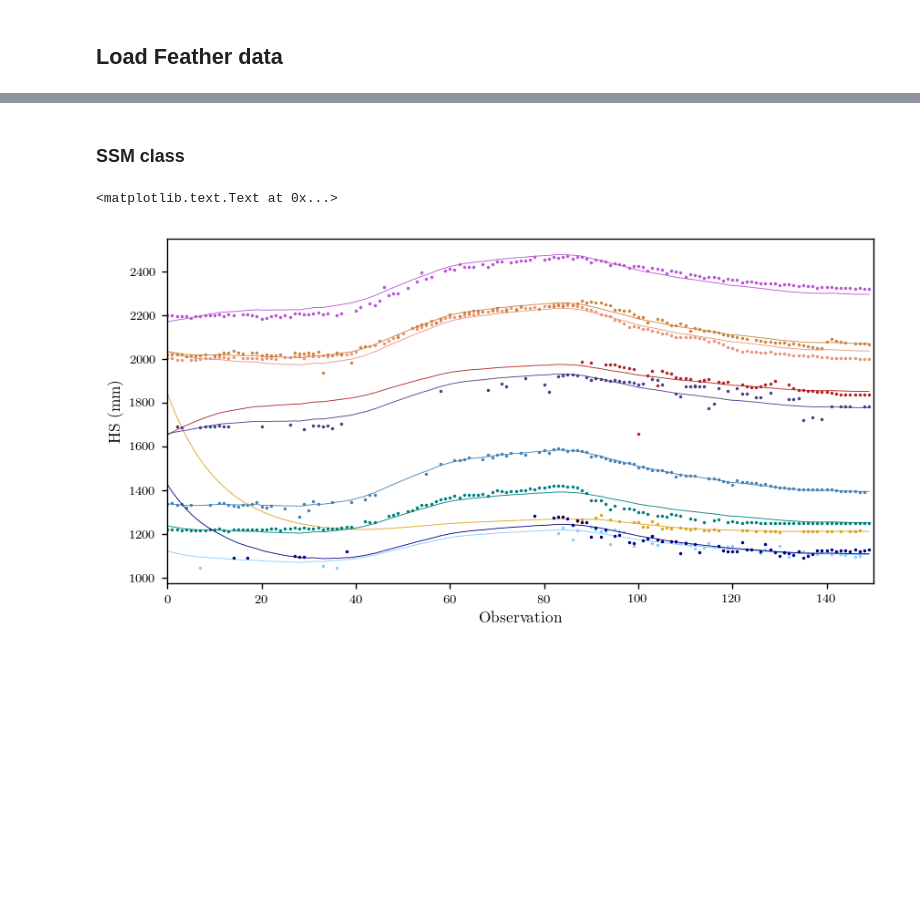
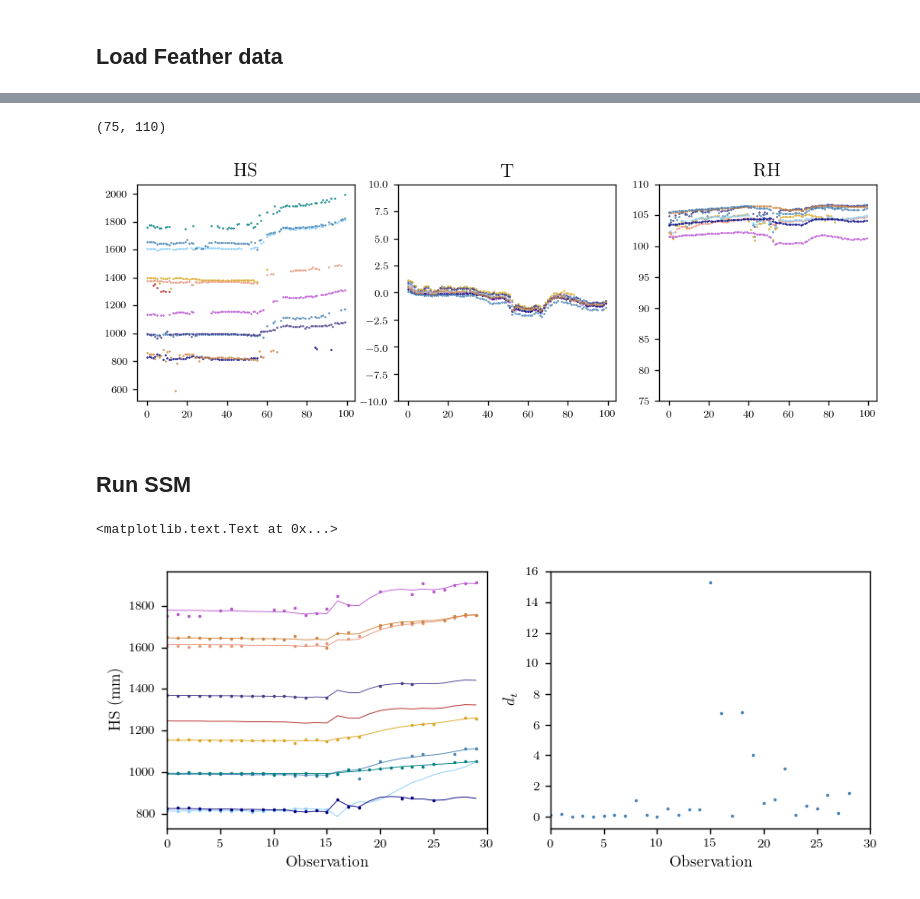
Before and after one commit to adam-coogan/snow_data_cleaning, a Jupyter notebook: scripts/Augmented_SSM class test.ipynb, the cells around one changed output, grey strips where cells are left out. Saved outputs shown, nothing was run; the diff lists cells and outputs as text; code cells hidden in the pictures; blank space fills up the shorter version.

```diff
--- a/scripts/Augmented_SSM class test.ipynb
+++ b/scripts/Augmented_SSM class test.ipynb
@@ -689,13 +486,0 @@ They agree!
-# %%
-X_hat, sigma_smooth, sigma_filt, pi0, sigma0, As, Bs, Cs, Ds, Qs, Rs = ssm_em_stable(Y, U, V, ss, s_list, n_LF=2, max_it=50)
-Y_hat = np.dot(Cs[0], X_hat) + np.dot(Ds[0], V)
-
-plt.figure(figsize=(8, 4))
-
-for s, c in zip(range(len(sensors)), colors):
-    plt.plot(Y_hat[s, :], '-', linewidth=0.5, color=c)
-    plt.plot(Y[s, :], '.', markersize=2.0, color=c)
-
-plt.xlim(0, tf-ti)
-plt.xlabel("Observation")
-plt.ylabel("HS (mm)")
@@ -705,19 +486,0 @@ plt.ylabel("HS (mm)")
-# %% [markdown]
-### SSM class
-# %%
-ssm = SSM(y, u, v, ss, s_list, n_LF=2)
-ssm.em(num_it=50)
-y_hat = ssm.get_y_hat()
-
-plt.figure(figsize=(8, 4))
-
-for s, c in zip(range(len(sensors)), colors):
-    plt.plot(y_hat[s, :], '-', linewidth=0.5, color=c)
-    plt.plot(y[s, :], '.', markersize=2.0, color=c)
-
-plt.xlim(0, tf-ti)
-plt.xlabel("Observation")
-plt.ylabel("HS (mm)")
-# %% [output]
-<matplotlib.text.Text at 0x...>
-[figure, removed]
@@ -723,0 +513,24 @@ plt.ylabel("HS (mm)")
+# %%
+plt.figure(figsize=(10, 3))
+
+ti = 16350#, 17000
+tf = ti + 100
+
+plt.subplot(1, 3, 1)
+plt.plot(y_sd_raw[ti:tf, :], '.', markersize=1)
+plt.title("HS")
+
+plt.subplot(1, 3, 2)
+plt.plot(y_t_raw[ti:tf, :], '.', markersize=1)
+plt.title("T")
+plt.ylim(-10, 10)
+
+plt.subplot(1, 3, 3)
+plt.plot(y_rh_raw[ti:tf, :], '.', markersize=1)
+plt.title("RH")
+plt.ylim(75, 110)
+# %% [output]
+(75, 110)
+[figure, added]
+# %% [markdown]
+## Run SSM
@@ -723,0 +563,24 @@ plt.ylabel("HS (mm)")
+# %%
+plt.figure(figsize=(8, 3))
+
+plt.subplot(1, 2, 1)
+# Snow depth
+for s, c in zip(range(len(sensors)), colors):
+    plt.plot(y_hat[s, :], '-', linewidth=0.5, color=c)
+    plt.plot(y[s, :], '.', markersize=2.0, color=c)
+
+plt.xlim(0, tf-ti)
+plt.xlabel("Observation")
+plt.ylabel("HS (mm)")
+
+plt.subplot(1, 2, 2)
+
+# Change statistic
+plt.plot(d_real, '.', markersize=2.0)
+
+plt.xlim(0, tf-ti)
+plt.xlabel("Observation")
+plt.ylabel(r"$d_t$")
+# %% [output]
+<matplotlib.text.Text at 0x...>
+[figure, added]
```
Also changed, not shown: parts of 62 cells of this notebook, 1 other file.
